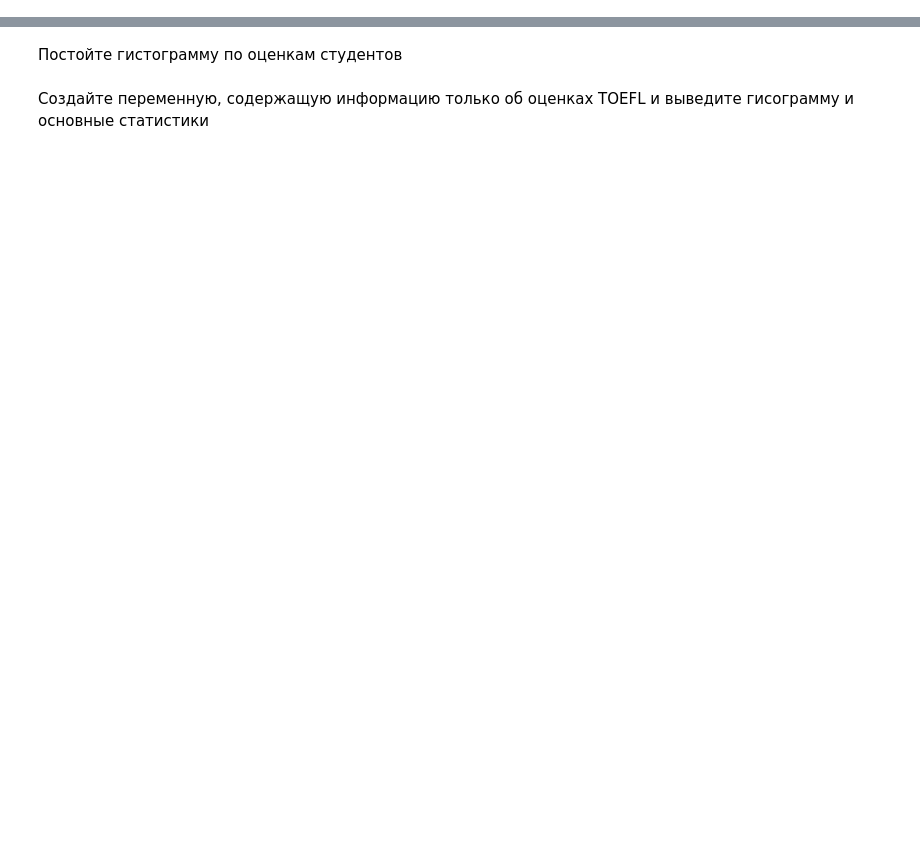
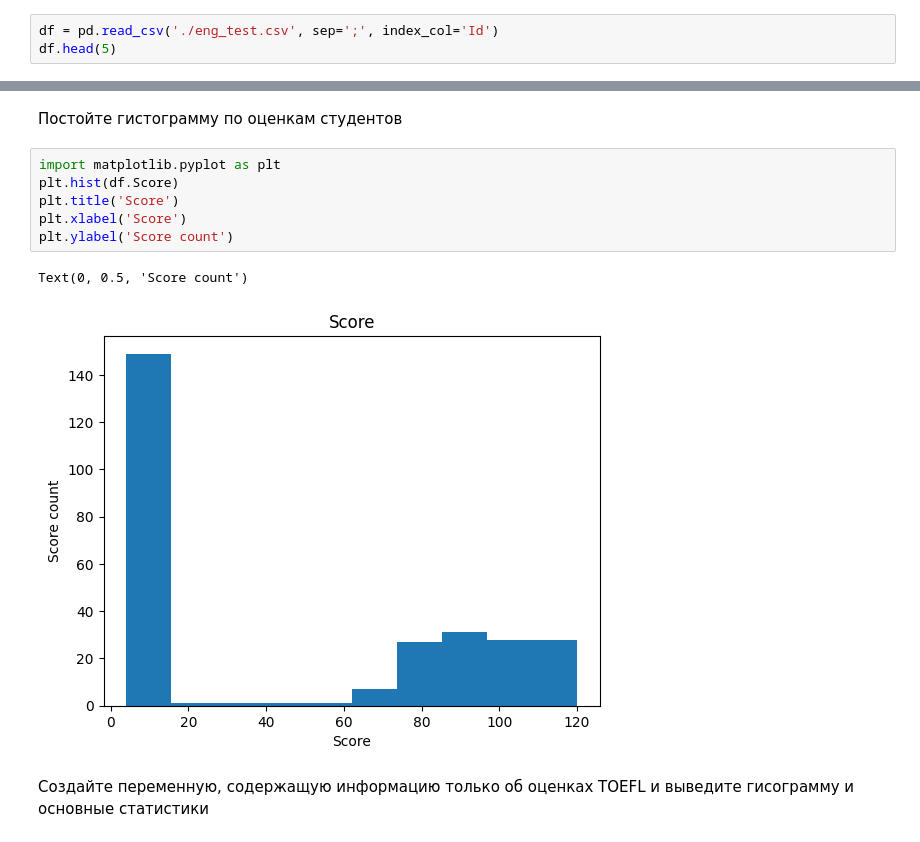
Before and after one commit to mosevaa/data_mining, a Jupyter notebook: lab2/Lab2.ipynb, the cells around one changed output, grey strips where cells are left out. Saved outputs shown, nothing was run; the diff lists cells and outputs as text; blank space fills up the shorter version.

```diff
--- a/lab2/Lab2.ipynb
+++ b/lab2/Lab2.ipynb
@@ -11,3 +11,6 @@ import pandas as pd
 import scipy.stats
 # %% [markdown]
 Загрузите датасет eng_test.csv. Обратите внимание на сепаратор (sep=';'). Выведите первые 5 элементов
+# %%
+df = pd.read_csv('./eng_test.csv', sep=';', index_col='Id')
+df.head(5)
@@ -14,4 +25,13 @@ import scipy.stats
 # %% [markdown]
 Постойте гистограмму по оценкам студентов
+# %%
+import matplotlib.pyplot as plt
+plt.hist(df.Score)
+plt.title('Score')
+plt.xlabel('Score')
+plt.ylabel('Score count')
+# %% [output]
+Text(0, 0.5, 'Score count')
+[figure, added]
 # %% [markdown]
 Создайте переменную, содержащую информацию только об оценках TOEFL и выведите гисограмму и основные статистики
```
Also changed, not shown: parts of 62 cells of this notebook, 3 other files.
